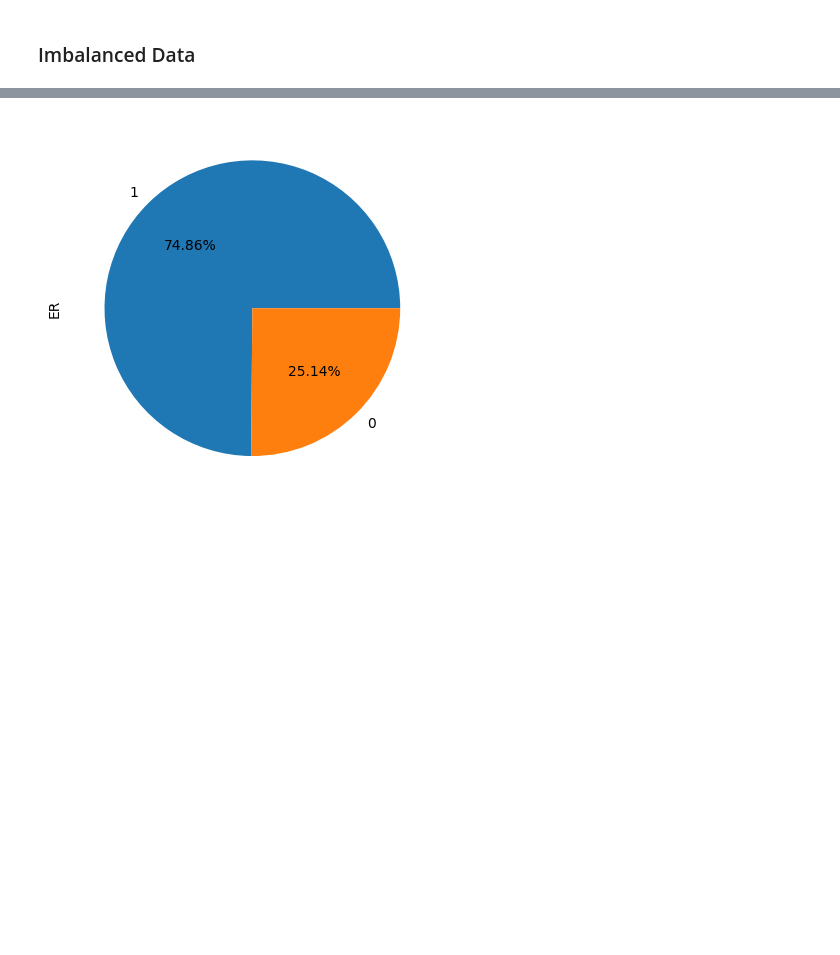
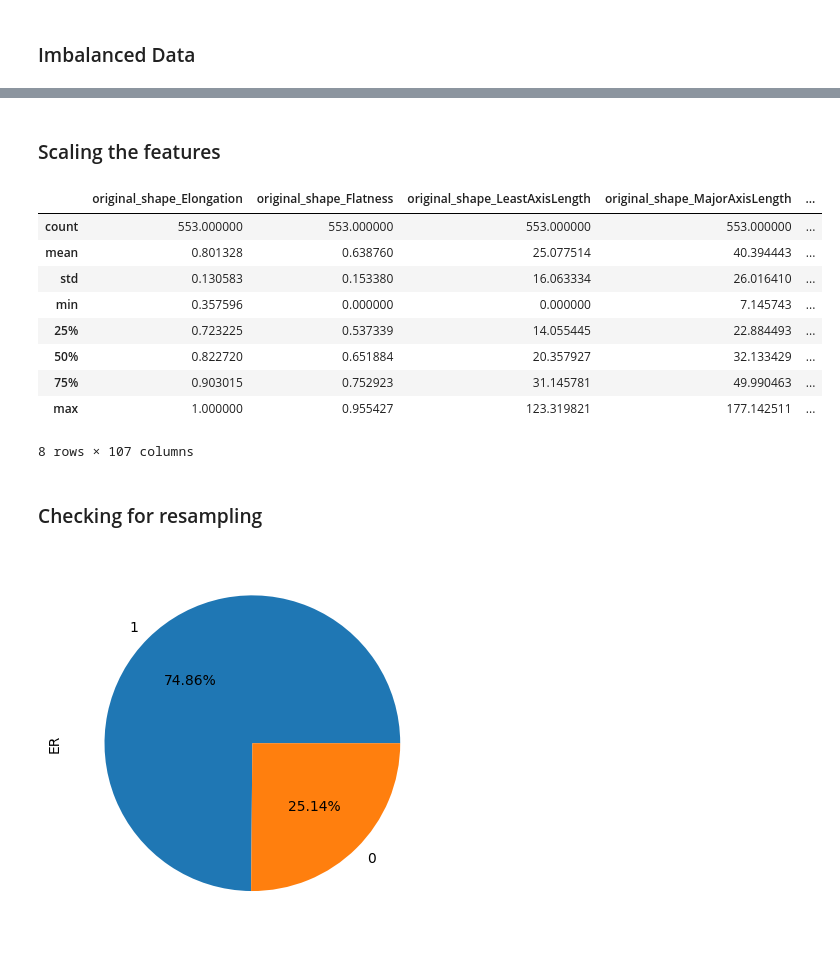
Before and after one commit to breast-cancer-detection-with-mri-images/Breast-Cancer-Subtype-from-MRI, a Jupyter notebook: 4.1. ML Modelling/ML Models Preprocessing/main_pca_copy.ipynb, the cells around one changed output, grey strips where cells are left out. Cells and saved outputs as stored; diff of their text form; code cells hidden in the pictures; blank space fills up the shorter version.

```diff
--- a/4.1. ML Modelling/ML Models Preprocessing/main_pca_copy.ipynb
+++ b/4.1. ML Modelling/ML Models Preprocessing/main_pca_copy.ipynb
@@ -141,0 +132,2 @@ KeyError: "['Mol Subtype'] not found in axis"
+# %% [markdown]
+### Scaling the features
@@ -142,3 +222,18 @@ KeyError: "['Mol Subtype'] not found in axis"
+# %%
+train_x_er.describe()
+# %% [output]
+|  | original_shape_Elongation | original_shape_Flatness | original_shape_LeastAxisLength | original_shape_MajorAxisLength | ... |
+| count | 553.000000 | 553.000000 | 553.000000 | 553.000000 | ... |
+| mean | 0.801328 | 0.638760 | 25.077514 | 40.394443 | ... |
+| std | 0.130583 | 0.153380 | 16.063334 | 26.016410 | ... |
+| min | 0.357596 | 0.000000 | 0.000000 | 7.145743 | ... |
+| 25% | 0.723225 | 0.537339 | 14.055445 | 22.884493 | ... |
+| 50% | 0.822720 | 0.651884 | 20.357927 | 32.133429 | ... |
+| 75% | 0.903015 | 0.752923 | 31.145781 | 49.990463 | ... |
+| max | 1.000000 | 0.955427 | 123.319821 | 177.142511 | ... |
+8 rows × 107 columns
+# %% [markdown]
+### Checking for resampling
 # %%
 train_df['ER'].value_counts().plot(kind = 'pie', autopct = '%.2f%%')
 plt.show()
```
Also changed, not shown: parts of 16 cells of this notebook, 3 other files.
